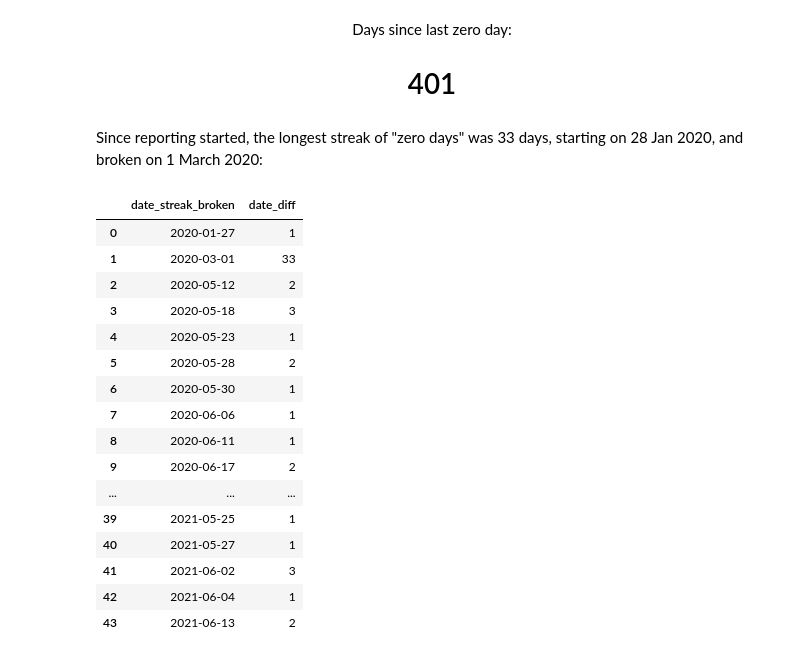
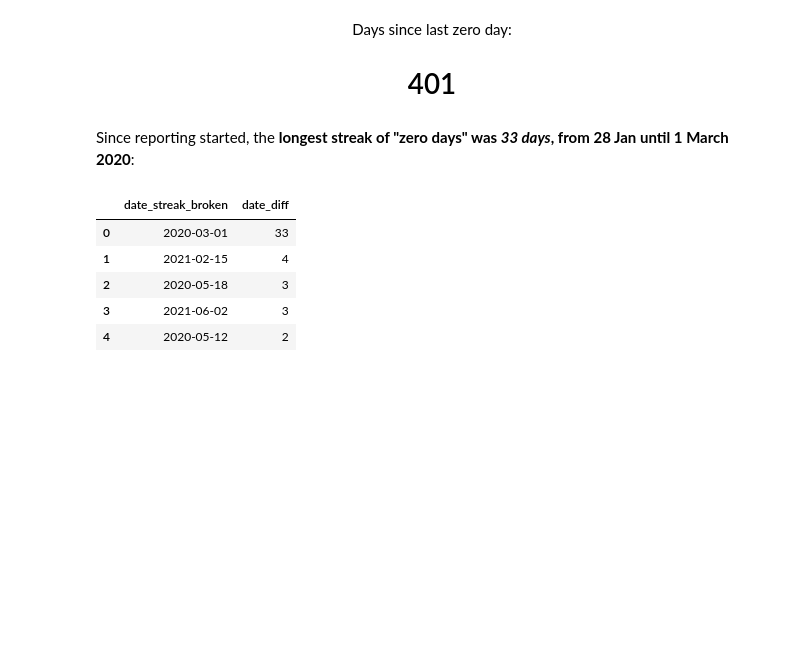
Before and after one commit to henrylin03/covid-nsw, a Jupyter notebook: covid-nsw.ipynb, the cells around one changed output. Saved outputs shown, nothing was run; the diff lists cells and outputs as text; code cells hidden in the pictures; blank space fills up the shorter version.

```diff
--- a/covid-nsw.ipynb
+++ b/covid-nsw.ipynb
@@ -71,13 +71,15 @@ import matplotlib.dates as md
 import seaborn as sns
 
 # querying
-daily_cases =\
-    pd.read_sql_query("""
+daily_cases = pd.read_sql_query(
+    """
         SELECT DATE(notification_date) AS 'date',
             SUM(confirmed_cases_count) AS 'reported_cases'
         FROM covid
         GROUP BY 1
-    """, engine)
+    """,
+    engine,
+)
 
 # transforming and extracting from DataFrame for visualisation
 daily_cases["date"] = pd.to_datetime(daily_cases["date"], format="%Y-%m-%d")
@@ -89,14 +91,8 @@ sns.set_style("dark", {"axes.facecolor": "0.95"})
 sns.set_palette("dark")
 
 fig, ax = plt.subplots(figsize=(16, 7))
-sns.lineplot(x="date",
-             y="reported_cases",
-             data=daily_cases,
-             ax=ax,
-             linewidth=2.5)
-plt.fill_between(x=daily_cases["date"],
-                 y1=daily_cases["reported_cases"],
-                 alpha=0.2)
+sns.lineplot(x="date", y="reported_cases", data=daily_cases, ax=ax, linewidth=2)
+plt.fill_between(x=daily_cases["date"], y1=daily_cases["reported_cases"], alpha=0.2)
 
 # setting x-axis ticks
 ax.xaxis.set_major_locator(md.MonthLocator(bymonthday=1))
@@ -114,9 +110,6 @@ fig.subplots_adjust(top=0.89)
 
 plt.show()
 plt.clf()
-
-
-### COULD LABEL THIS WITH ANNOTATIONS OF THE ALL OF THE WAVES!
 # %% [output]
 [figure]
 <Figure size 432x288 with 0 Axes>
@@ -251,58 +252,49 @@ display(Markdown(f"""
 <div align='center'> Days since last zero day:</div>
 <h1 align='center'>401</h1>
 # %% [markdown]
-Since reporting started, the longest streak of "zero days" was 33 days, starting on 28 Jan 2020, and broken on 1 March 2020:
+Since reporting started, the **longest streak of "zero days" was _33 days_, from 28 Jan until 1 March 2020**:
 # %%
 # I minus 1 day from the difference between two dates where there were 1+ reported cases, as continuous days will return 1, but the streak is 0.
 
-zd_streaks = \
-    pd.read_sql_query("""
+zd_streaks = pd.read_sql_query(
+    """
         WITH daily_cases AS (
             SELECT DATE(notification_date) AS 'date',
                 SUM(confirmed_cases_count) AS 'reported_cases'
             FROM covid
             GROUP BY 1
         )
 
         SELECT *
         FROM (
             SELECT date AS 'date_streak_broken',
                 ROUND(
                     JULIANDAY(date)
                     - JULIANDAY(
                             LAG(date) OVER (
                                 ORDER BY date
                             )
                     )
                 - 1) AS 'date_diff'
             FROM daily_cases
         )
         WHERE date_diff > 0
-
-    """, engine)
+        ORDER BY date_diff DESC
+    """,
+    engine,
+)
 
 # we filter out where `date_diff` = 0, as this means there were no zero days in between those dates
 
-zd_streaks['date_diff'] = zd_streaks['date_diff'].astype(int)
+zd_streaks["date_diff"] = zd_streaks["date_diff"].astype(int)
 
-zd_streaks
+zd_streaks.head()
 # %% [output]
 |  | date_streak_broken | date_diff |
-| 0 | 2020-01-27 | 1 |
-| 1 | 2020-03-01 | 33 |
-| 2 | 2020-05-12 | 2 |
-| 3 | 2020-05-18 | 3 |
-| 4 | 2020-05-23 | 1 |
-| 5 | 2020-05-28 | 2 |
-| 6 | 2020-05-30 | 1 |
-| 7 | 2020-06-06 | 1 |
-| 8 | 2020-06-11 | 1 |
-| 9 | 2020-06-17 | 2 |
-| ... | ... | ... |
-| 39 | 2021-05-25 | 1 |
-| 40 | 2021-05-27 | 1 |
-| 41 | 2021-06-02 | 3 |
-| 42 | 2021-06-04 | 1 |
-| 43 | 2021-06-13 | 2 |
+| 0 | 2020-03-01 | 33 |
+| 1 | 2021-02-15 | 4 |
+| 2 | 2020-05-18 | 3 |
+| 3 | 2021-06-02 | 3 |
+| 4 | 2020-05-12 | 2 |
 # %% [markdown]
 Examining the distribution:
```
Also changed, not shown: parts of 4 cells of this notebook.
